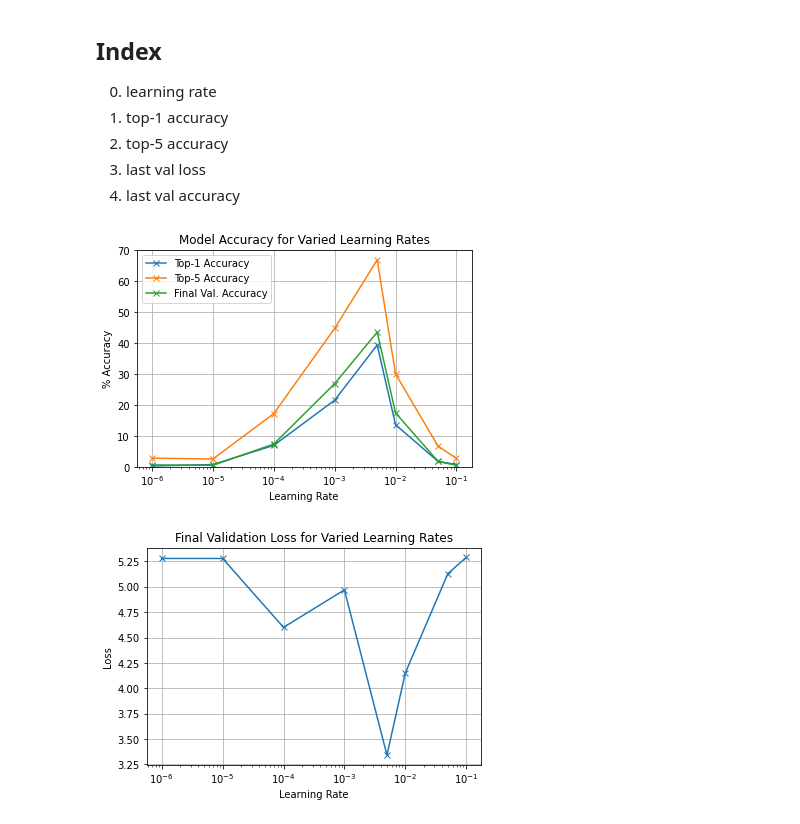
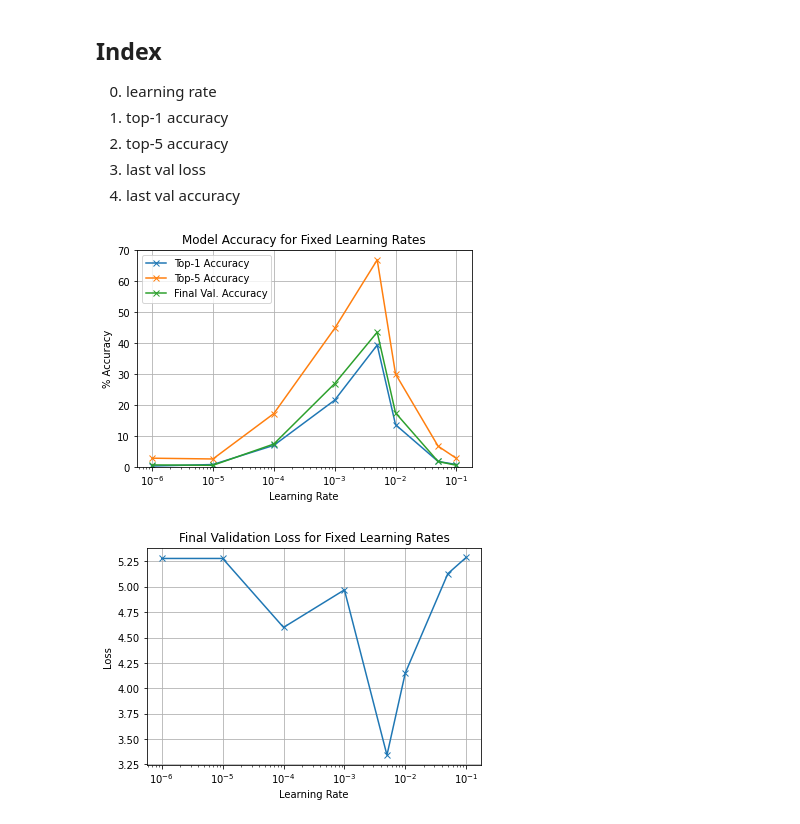
Before and after one commit to Sarsoo/DIGITS-CNN, a Jupyter notebook: cars/lr-investigations/lr.ipynb, the cells around one changed output. Drawn from its saved outputs; the diff is of its cells as text; code cells hidden in the pictures.

```diff
--- a/cars/lr-investigations/lr.ipynb
+++ b/cars/lr-investigations/lr.ipynb
@@ -30,7 +30,7 @@ plt.plot(fixed_results[:, 0], fixed_results[:, 4], 'x-', label="Final Val. Accur
 
 plt.ylim(0)
 
-plt.title('Model Accuracy for Varied Learning Rates')
+plt.title('Model Accuracy for Fixed Learning Rates')
 plt.ylabel('% Accuracy')
 plt.xlabel('Learning Rate')
 
@@ -39,19 +39,19 @@ plt.xscale('log')
 plt.grid()
 plt.show()
 # %% [output]
-[figure, old version]
+[figure, new version]
 # %%
 plt.plot(fixed_results[:, 0], fixed_results[:, 3], 'x-', label="Final Validation Loss")
 
 # plt.ylim(0)
 
-plt.title('Final Validation Loss for Varied Learning Rates')
+plt.title('Final Validation Loss for Fixed Learning Rates')
 plt.ylabel('Loss')
 plt.xlabel('Learning Rate')
 
 # plt.legend()
 plt.xscale('log')
 plt.grid()
 plt.show()
 # %% [output]
-[figure, old version]
+[figure, new version]
```
Also changed, not shown: parts of 3 cells of this notebook, 58 other files.
